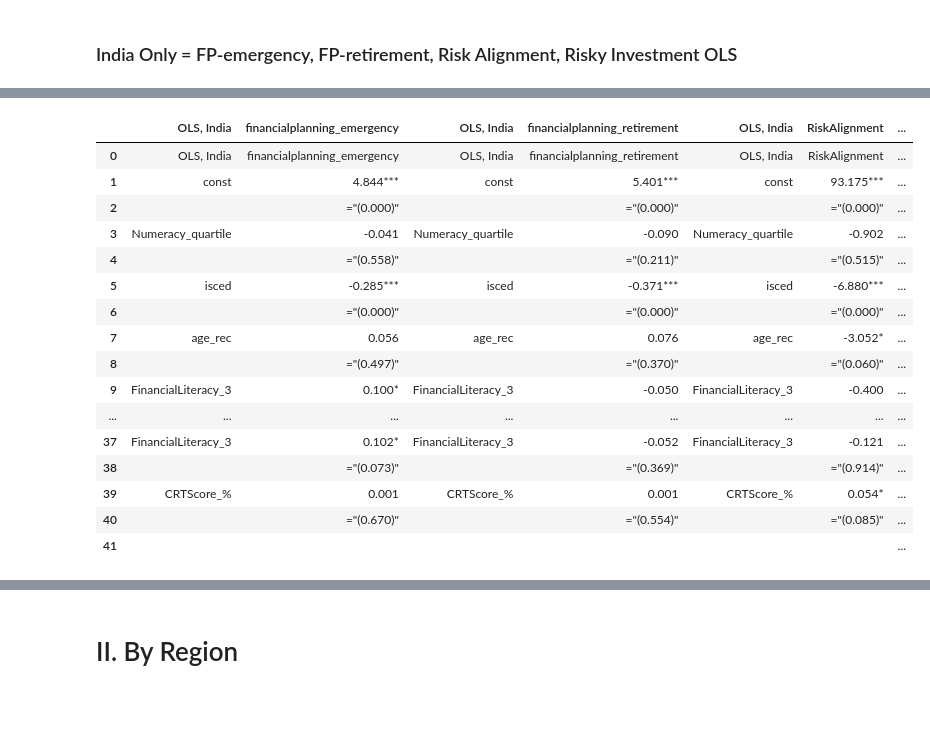
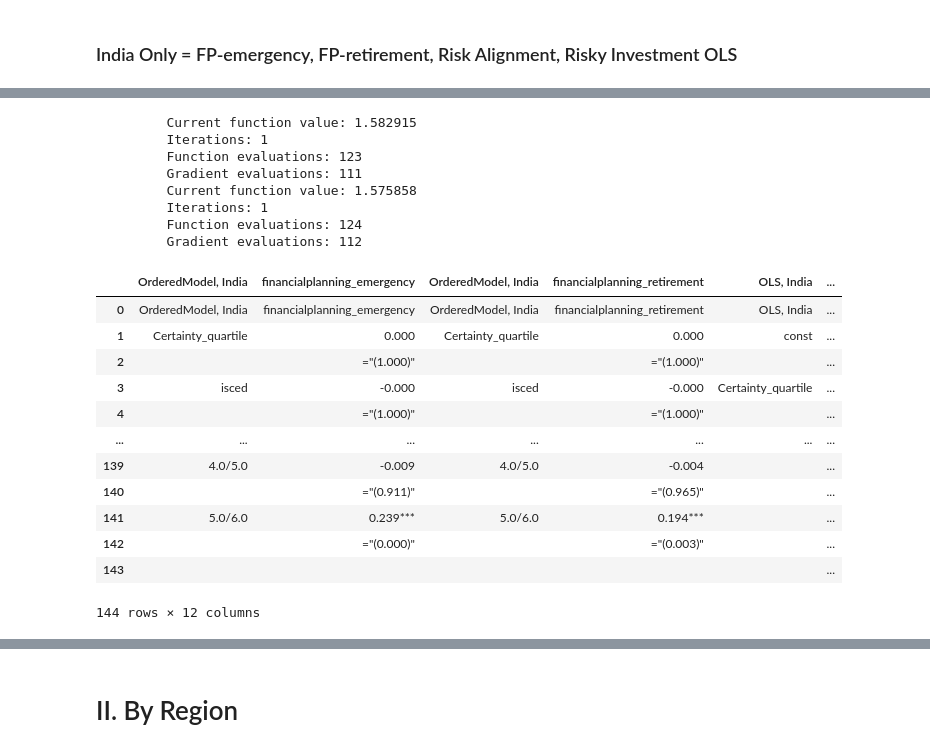
Before and after one commit to Leshleon/risk-literacy, a Jupyter notebook: data_analysis/new_code/euro_dynata/[280725] ALL - Euro + Dynata.ipynb, the cells around one changed output, grey strips where cells are left out. Drawn from its saved outputs; the diff is of its cells as text; code cells hidden in the pictures; blank space fills up the shorter version.

Commit message:
fix/adding more iterations of the previously mentioned feature/analysis

```diff
--- a/data_analysis/new_code/euro_dynata/[280725] ALL - Euro + Dynata.ipynb
+++ b/data_analysis/new_code/euro_dynata/[280725] ALL - Euro + Dynata.ipynb
@@ -261,7 +254,18 @@ facet_cols = ["Certainty_5", "Uncertainty_2", "RiskComprehension_5", "GraphLiter
               "Numeracy_3", "Bayesianreasoning_1"]
 
 facet_percent_cols = ["Certainty_%", "Uncertainty_%", "RiskComprehension_%", "GraphLiteracy_%",
-                      "Numeracy_%", "Bayesianreasoning_%",]
+                      "Numeracy_%", "Bayesianreasoning_%"]
+
+main.to_excel("Europe_Dynata_dataset.xlsx", index = False)
+
+independent_variables = ["Certainty_5", "Numeracy_3", "GraphLiteracy_3", "num_grap_6", "num_grap_cer_11", "TotalScore_19"]
+
+output_req = 1
+output_file_name = "EuIn_all.xlsx"
+
+# ["Certainty_5", "Numeracy_3", "GraphLiteracy_3", "num_grap_cer_11"] --> "EuIn_num_grap_cer.xlsx"
+# ["Numeracy_3", "GraphLiteracy_3", "num_grap_6"] --> "EuIn_num_grap.xlsx"
+# ["TotalScore_19"] --> "EuIn_totalscore.xlsx"
 
 # in use - Numeracy, Certainy, Graph ONLY
 # %% [markdown]
@@ -278,7 +282,7 @@ facet_percent_cols = ["Certainty_%", "Uncertainty_%", "RiskComprehension_%", "Gr
 import csv
 country_codes = main["country"].value_counts().index.values
 filter_variable = "income"
-independent_variables = ["Numeracy_%", "GraphLiteracy_%", "score_combined_%"]
+
 csv_list = []
 
 for independent_variable in independent_variables:
@@ -295,7 +299,7 @@ for independent_variable in independent_variables:
         controls = ["isced", "age_rec"]
 
         if country == 0:
-            india_additional_controls = ["FinancialLiteracy_3", "CRTScore_%"]
+            india_additional_controls = ["FinancialLiteracy_3", "CRTScore_3"]
             controls = controls + india_additional_controls
 
         output = regression_output(data = data, regression_type = "OrderedModel",
@@ -353,7 +353,7 @@ Optimization terminated successfully.
 import csv
 country_codes = main["country"].value_counts().index.values
 filter_variable = "income"
-independent_variables = ["Numeracy_%", "GraphLiteracy_%", "score_combined_%"]
+
 csv_list = []
 
 for independent_variable in independent_variables:
@@ -370,7 +370,7 @@ for independent_variable in independent_variables:
         controls = ["isced", "age_rec"]
 
         if country == 0:
-            india_additional_controls = ["FinancialLiteracy_3", "CRTScore_%"]
+            india_additional_controls = ["FinancialLiteracy_3", "CRTScore_3"]
             controls = controls + india_additional_controls
 
         output = regression_output(data = data, regression_type = "OrderedModel",
@@ -428,7 +424,7 @@ Optimization terminated successfully.
 import csv
 country_codes = main["country"].value_counts().index.values
 filter_variable = "wealth"
-independent_variables = ["Numeracy_%", "GraphLiteracy_%", "score_combined_%"]
+
 csv_list = []
 
 for independent_variable in independent_variables:
@@ -445,7 +441,7 @@ for independent_variable in independent_variables:
         controls = ["isced", "age_rec"]
 
         if country == 0:
-            india_additional_controls = ["FinancialLiteracy_3", "CRTScore_%"]
+            india_additional_controls = ["FinancialLiteracy_3", "CRTScore_3"]
             controls = controls + india_additional_controls
 
         output = regression_output(data = data, regression_type = "OrderedModel",
@@ -589,25 +634,28 @@ Optimization terminated successfully.
 ###  India Only = FP-emergency, FP-retirement, Risk Alignment, Risky Investment OLS
 # %%
 import csv
-dependent_variables = ["financialplanning_emergency", "financialplanning_retirement", "RiskAlignment",
-                       "RiskAlignment_residual", "risky_investments"]
+dependent_variables = {"financialplanning_emergency" : "OrderedModel", "financialplanning_retirement" : "OrderedModel",
+                       "RiskAlignment" : "OLS", "RiskAlignment_residual" : "OLS", "risky_investments" : "OLS"}
 
-independent_variables = ["Numeracy_%", "GraphLiteracy_%", "score_combined_%"]
+dependent_variables[f"financialplanning_goals"] = "OLS"
+
+
 country = 0.0
 csv_list = []
 
 for independent_variable in independent_variables:
     dep_var_list = []
-    for dependent_variable in dependent_variables:
+    for dependent_variable, model in dependent_variables.items():
         data = main.loc[(main["country"] == country)].copy()
 
         data[f"{independent_variable[:-2]}_quartile"], assign_dict = categorical_qcut(data[independent_variable], qcut = 4)
         data[f"{independent_variable[:-2]}_quartile"] = data[f"{independent_variable[:-2]}_quartile"] + 1
 
-        controls = ["isced", "age_rec", "FinancialLiteracy_3", "CRTScore_%"]
+        controls = ["isced", "age_rec", "FinancialLiteracy_3"] + ["income", "wealth"]
+        data = data.dropna(subset=controls).copy()
 
         output = regression_output(
-            data = data, regression_type = "OLS",
+            data = data, regression_type = model,
             dependent_variable = dependent_variable, independent_variable = f"{independent_variable[:-2]}_quartile",
             control_variables = controls, depvar_absval = False
             )
@@ -626,17 +714,21 @@ india_only
+         Current function value: 1.582915
+         Iterations: 1
+         Function evaluations: 123
+         Gradient evaluations: 111
+         Current function value: 1.575858
+         Iterations: 1
+         Function evaluations: 124
+         Gradient evaluations: 112
-|  | OLS, India | financialplanning_emergency | OLS, India | financialplanning_retirement | OLS, India | RiskAlignment | ... |
-| 0 | OLS, India | financialplanning_emergency | OLS, India | financialplanning_retirement | OLS, India | RiskAlignment | ... |
-| 1 | const | 4.844*** | const | 5.401*** | const | 93.175*** | ... |
-| 2 |  | ="(0.000)" |  | ="(0.000)" |  | ="(0.000)" | ... |
-| 3 | Numeracy_quartile | -0.041 | Numeracy_quartile | -0.090 | Numeracy_quartile | -0.902 | ... |
-| 4 |  | ="(0.558)" |  | ="(0.211)" |  | ="(0.515)" | ... |
-| 5 | isced | -0.285*** | isced | -0.371*** | isced | -6.880*** | ... |
-| 6 |  | ="(0.000)" |  | ="(0.000)" |  | ="(0.000)" | ... |
-| 7 | age_rec | 0.056 | age_rec | 0.076 | age_rec | -3.052* | ... |
-| 8 |  | ="(0.497)" |  | ="(0.370)" |  | ="(0.060)" | ... |
-| 9 | FinancialLiteracy_3 | 0.100* | FinancialLiteracy_3 | -0.050 | FinancialLiteracy_3 | -0.400 | ... |
-| ... | ... | ... | ... | ... | ... | ... | ... |
-| 37 | FinancialLiteracy_3 | 0.102* | FinancialLiteracy_3 | -0.052 | FinancialLiteracy_3 | -0.121 | ... |
-| 38 |  | ="(0.073)" |  | ="(0.369)" |  | ="(0.914)" | ... |
-| 39 | CRTScore_% | 0.001 | CRTScore_% | 0.001 | CRTScore_% | 0.054* | ... |
-| 40 |  | ="(0.670)" |  | ="(0.554)" |  | ="(0.085)" | ... |
-| 41 |  |  |  |  |  |  | ... |
+|  | OrderedModel, India | financialplanning_emergency | OrderedModel, India | financialplanning_retirement | OLS, India | ... |
+| 0 | OrderedModel, India | financialplanning_emergency | OrderedModel, India | financialplanning_retirement | OLS, India | ... |
+| 1 | Certainty_quartile | 0.000 | Certainty_quartile | 0.000 | const | ... |
+| 2 |  | ="(1.000)" |  | ="(1.000)" |  | ... |
+| 3 | isced | -0.000 | isced | -0.000 | Certainty_quartile | ... |
+| 4 |  | ="(1.000)" |  | ="(1.000)" |  | ... |
+| ... | ... | ... | ... | ... | ... | ... |
+| 139 | 4.0/5.0 | -0.009 | 4.0/5.0 | -0.004 |  | ... |
+| 140 |  | ="(0.911)" |  | ="(0.965)" |  | ... |
+| 141 | 5.0/6.0 | 0.239*** | 5.0/6.0 | 0.194*** |  | ... |
+| 142 |  | ="(0.000)" |  | ="(0.003)" |  | ... |
+| 143 |  |  |  |  |  | ... |
+144 rows × 12 columns
```
Also changed, not shown: parts of 13 cells of this notebook.
